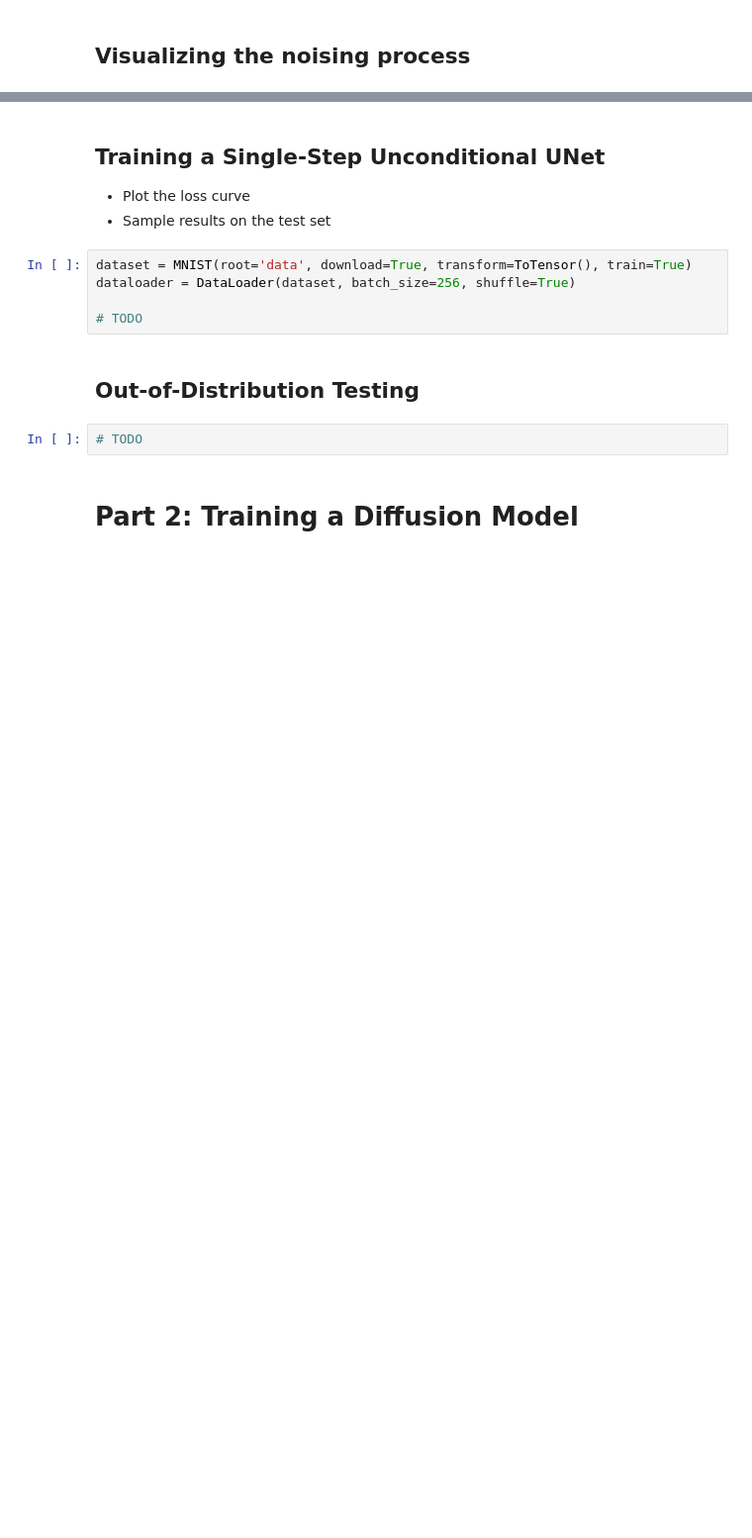
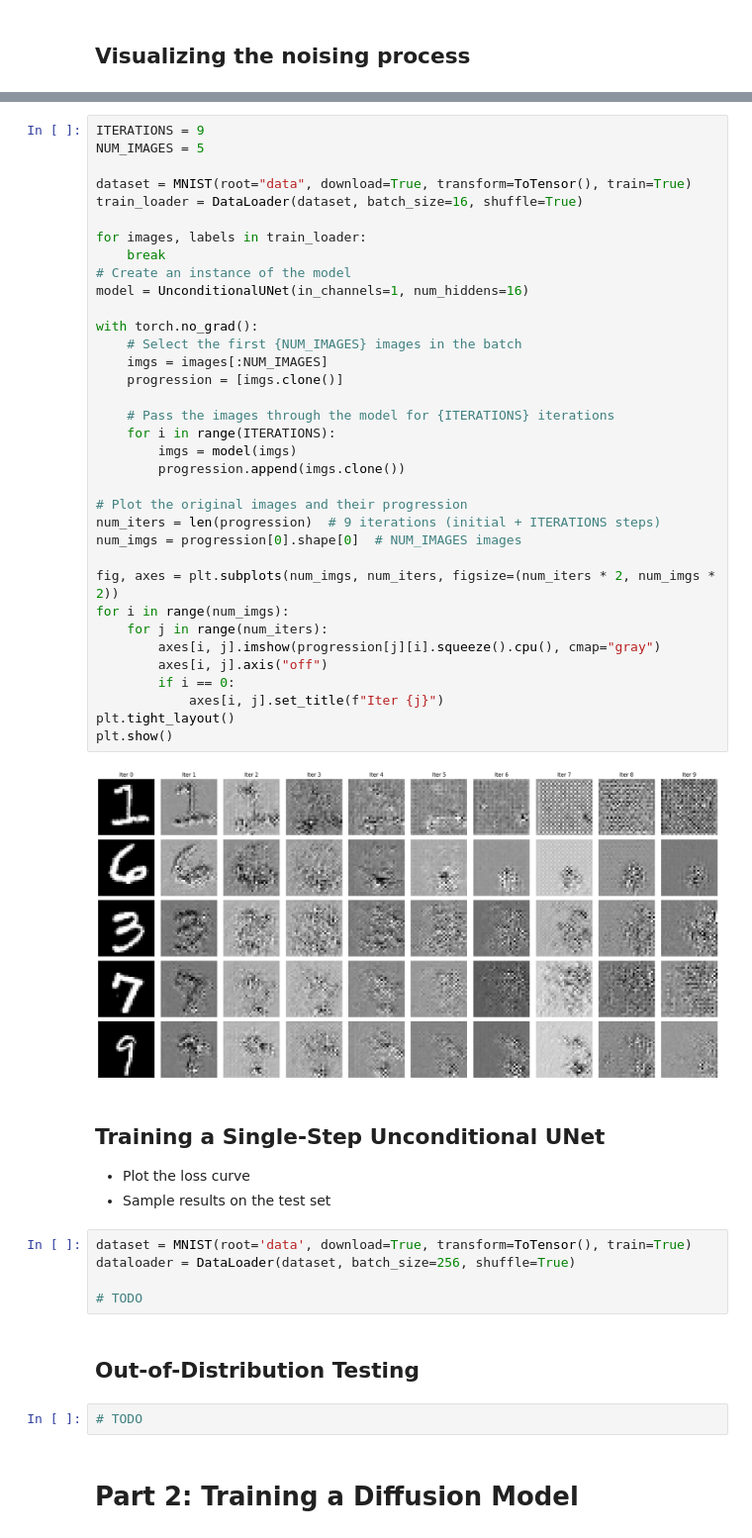
Before and after one commit to Astrak00/CS444, a Jupyter notebook: assignment5/assignment5_starter_sp25.ipynb, the cells around one changed output, grey strips where cells are left out. Shown at 99% size. Saved outputs shown, nothing was run; the diff lists cells and outputs as text; blank space fills up the shorter version.

```diff
--- a/assignment5/assignment5_starter_sp25.ipynb
+++ b/assignment5/assignment5_starter_sp25.ipynb
@@ -294,3 +316,40 @@ dataset = MNIST(root="data", download=True, transform=ToTensor(), train=True)
+# %%
+ITERATIONS = 9
+NUM_IMAGES = 5
+
+dataset = MNIST(root="data", download=True, transform=ToTensor(), train=True)
+train_loader = DataLoader(dataset, batch_size=16, shuffle=True)
+
+for images, labels in train_loader:
+    break
+# Create an instance of the model
+model = UnconditionalUNet(in_channels=1, num_hiddens=16)
+
+with torch.no_grad():
+    # Select the first {NUM_IMAGES} images in the batch
+    imgs = images[:NUM_IMAGES]
+    progression = [imgs.clone()]
+
+    # Pass the images through the model for {ITERATIONS} iterations
+    for i in range(ITERATIONS):
+        imgs = model(imgs)
+        progression.append(imgs.clone())
+
+# Plot the original images and their progression
+num_iters = len(progression)  # 9 iterations (initial + ITERATIONS steps)
+num_imgs = progression[0].shape[0]  # NUM_IMAGES images
+
+fig, axes = plt.subplots(num_imgs, num_iters, figsize=(num_iters * 2, num_imgs * 2))
+for i in range(num_imgs):
+    for j in range(num_iters):
+        axes[i, j].imshow(progression[j][i].squeeze().cpu(), cmap="gray")
+        axes[i, j].axis("off")
+        if i == 0:
+            axes[i, j].set_title(f"Iter {j}")
+plt.tight_layout()
+plt.show()
+# %% [output]
+[figure, added]
 # %% [markdown]
 ## Training a Single-Step Unconditional UNet
 
```
Also changed, not shown: parts of 5 cells of this notebook.
